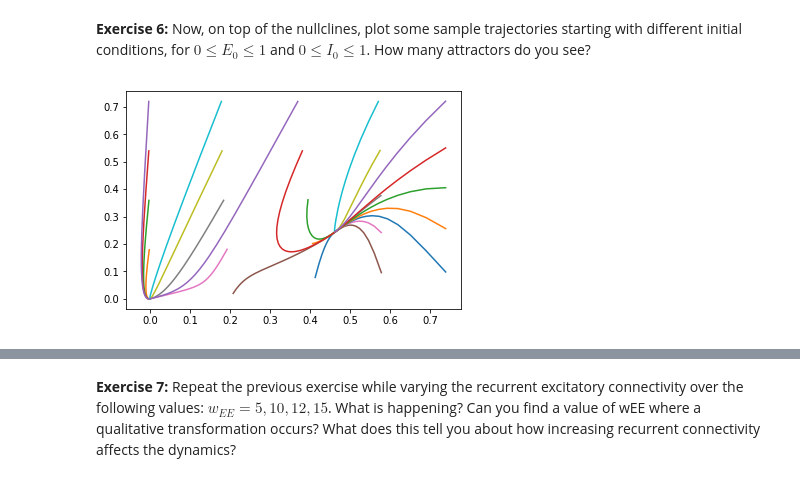
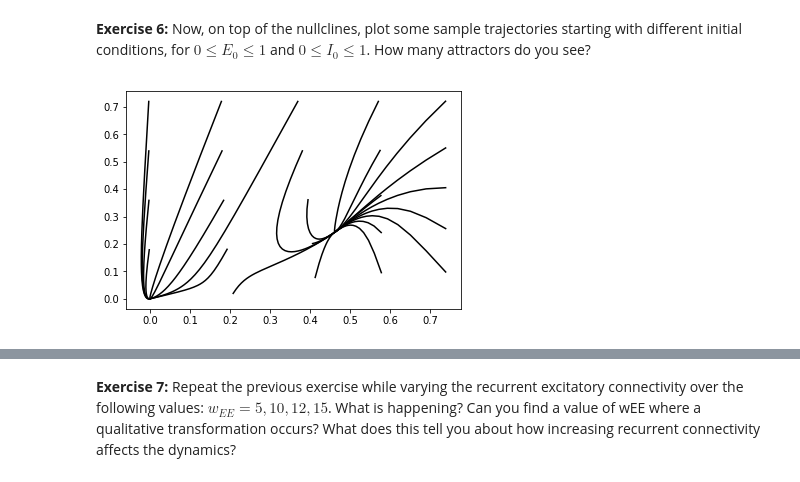
Before and after one commit to pipehappy1/ccnss2018_students, a Jupyter notebook: module1/1_wilson-cowan_equations/1_wilson-cowan_equations.ipynb, the cells around one changed output, grey strips where cells are left out. Saved outputs shown, nothing was run; the diff lists cells and outputs as text; code cells hidden in the pictures.

```diff
--- a/module1/1_wilson-cowan_equations/1_wilson-cowan_equations.ipynb
+++ b/module1/1_wilson-cowan_equations/1_wilson-cowan_equations.ipynb
@@ -320,18 +320,18 @@ plt.show()
 # %%
 # insert your code here
 e0v = np.arange(0, 1, 0.2)
 i0v = np.arange(0, 1, 0.2)
 
 def make_trajectory(te, ti):
     t = np.arange(0, 15, dt)
     ae, ai = simulate_wc(t,te,ti)
-    plt.plot(ae, ai)
+    plt.plot(ae, ai, 'k')
 
 for te in e0v:
     for ti in i0v:
         make_trajectory(te, ti)
 # %% [output]
-[figure, old version]
+[figure, new version]
 # %% [markdown]
 **EXPECTED OUTPUT**
 
```
Also changed, not shown: parts of 1 cell of this notebook.
